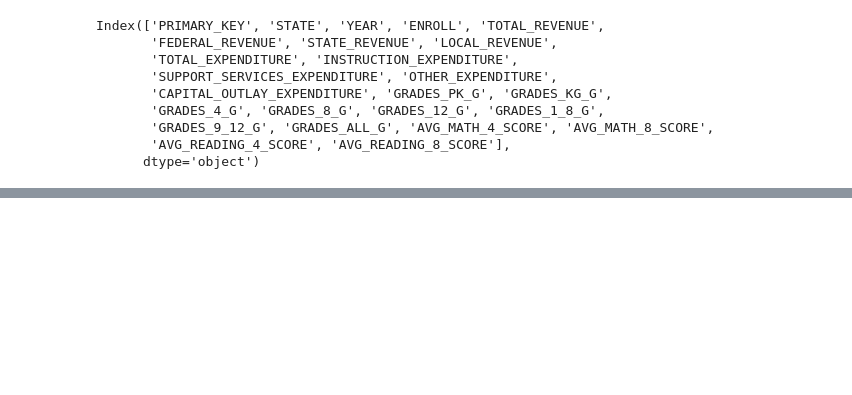
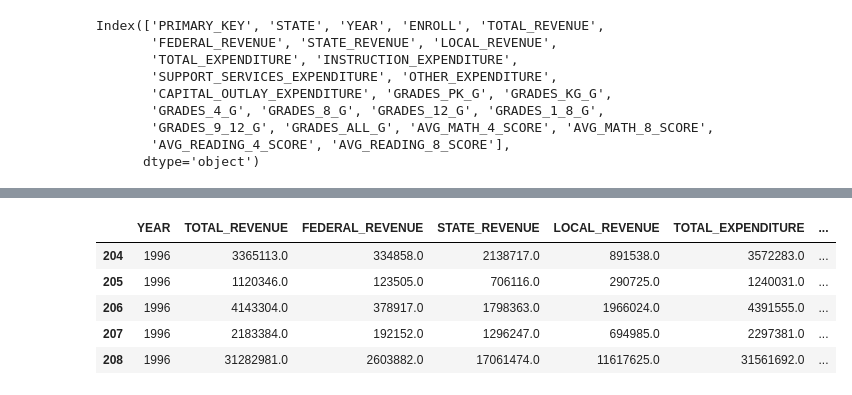
Before and after one commit to dilrubashowkat/MLearn, a Jupyter notebook: June1_19_US_EducationData.ipynb, the cells around one changed output, grey strips where cells are left out. Saved outputs shown, nothing was run; the diff lists cells and outputs as text; code cells hidden in the pictures; blank space fills up the shorter version.

```diff
--- a/June1_19_US_EducationData.ipynb
+++ b/June1_19_US_EducationData.ipynb
@@ -112,0 +127,13 @@ sns.jointplot("average_expenditure", "AVG_MATH_4_SCORE", data=df, kind="reg")
+# %%
+df1=df.drop(['PRIMARY_KEY','AVG_MATH_8_SCORE','AVG_READING_4_SCORE','AVG_READING_8_SCORE','ENROLL'],axis=1)
+df2=df1.dropna()
+#df2.tail()
+df3 = pd.get_dummies(df2, columns=['STATE'])
+df3.head()
+# %% [output]
+|  | YEAR | TOTAL_REVENUE | FEDERAL_REVENUE | STATE_REVENUE | LOCAL_REVENUE | TOTAL_EXPENDITURE | ... |
+| 204 | 1996 | 3365113.0 | 334858.0 | 2138717.0 | 891538.0 | 3572283.0 | ... |
+| 205 | 1996 | 1120346.0 | 123505.0 | 706116.0 | 290725.0 | 1240031.0 | ... |
+| 206 | 1996 | 4143304.0 | 378917.0 | 1798363.0 | 1966024.0 | 4391555.0 | ... |
+| 207 | 1996 | 2183384.0 | 192152.0 | 1296247.0 | 694985.0 | 2297381.0 | ... |
+| 208 | 1996 | 31282981.0 | 2603882.0 | 17061474.0 | 11617625.0 | 31561692.0 | ... |
```
Also changed, not shown: parts of 14 cells of this notebook.
